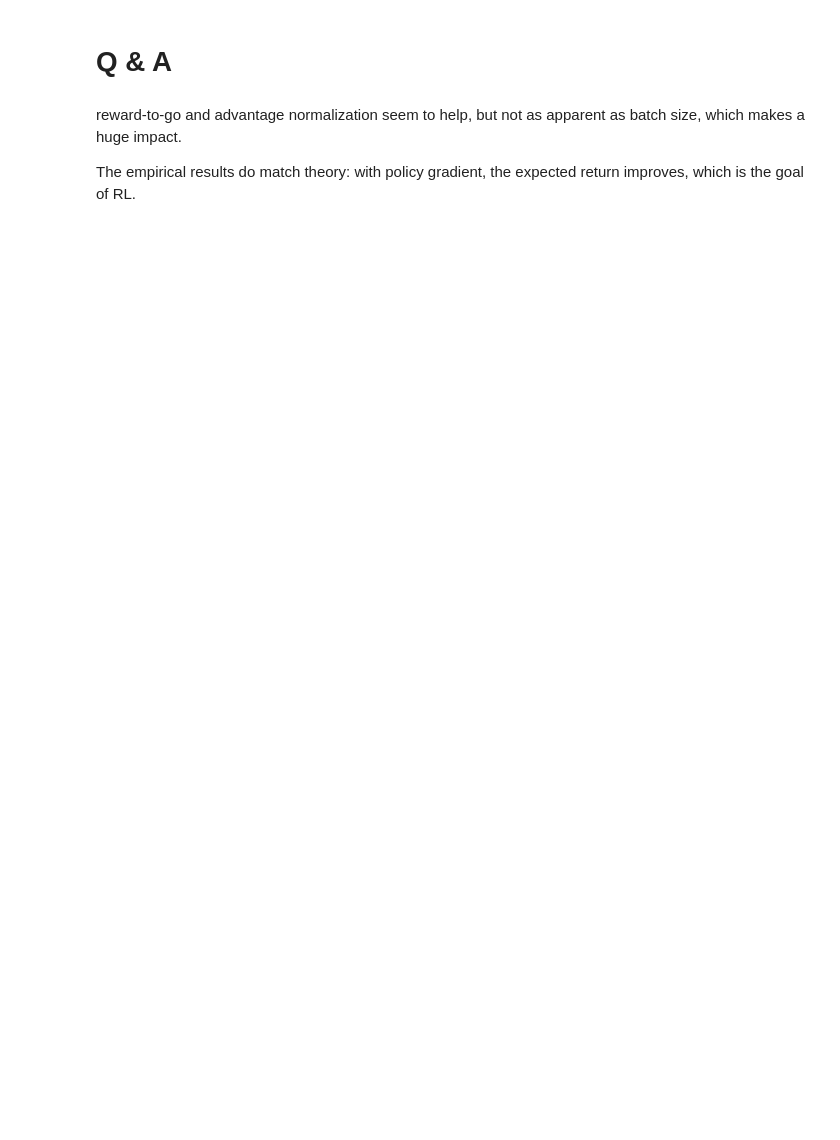
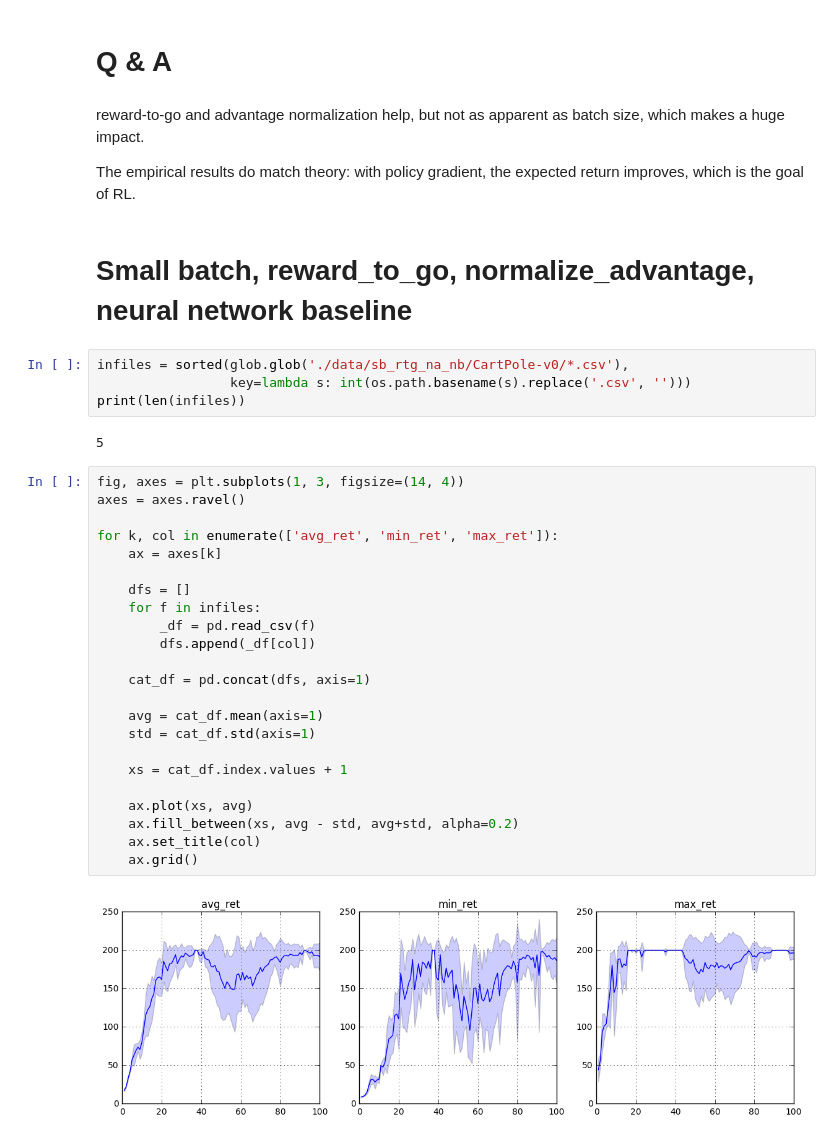
Before and after one commit to Wjh70301/berkeley-cs294, a Jupyter notebook: hw2/Plots-for-CartePole-v0.ipynb, the cells around one changed output. Cells and saved outputs as stored; diff of their text form; blank space fills up the shorter version.

Commit message:
updated Plots-for-CartePole-v0.ipynb with nn baseline

```diff
--- a/hw2/Plots-for-CartePole-v0.ipynb
+++ b/hw2/Plots-for-CartePole-v0.ipynb
@@ -204,6 +204,39 @@ for k, col in enumerate(['avg_ret', 'min_ret', 'max_ret']):
 # %% [markdown]
 # Q & A
 # %% [markdown]
-reward-to-go and advantage normalization seem to help, but not as apparent as batch size, which makes a huge impact.
+reward-to-go and advantage normalization help, but not as apparent as batch size, which makes a huge impact.
 
 The empirical results do match theory: with policy gradient, the expected return improves, which is the goal of RL.
+# %% [markdown]
+# Small batch, reward_to_go, normalize_advantage, neural network baseline
+# %%
+infiles = sorted(glob.glob('./data/sb_rtg_na_nb/CartPole-v0/*.csv'),
+                 key=lambda s: int(os.path.basename(s).replace('.csv', '')))
+print(len(infiles))
+# %% [output]
+5
+# %%
+fig, axes = plt.subplots(1, 3, figsize=(14, 4))
+axes = axes.ravel()
+
+for k, col in enumerate(['avg_ret', 'min_ret', 'max_ret']):
+    ax = axes[k]
+
+    dfs = []
+    for f in infiles:
+        _df = pd.read_csv(f)
+        dfs.append(_df[col])
+
+    cat_df = pd.concat(dfs, axis=1)
+
+    avg = cat_df.mean(axis=1)
+    std = cat_df.std(axis=1)
+
+    xs = cat_df.index.values + 1
+
+    ax.plot(xs, avg)
+    ax.fill_between(xs, avg - std, avg+std, alpha=0.2)
+    ax.set_title(col)
+    ax.grid()
+# %% [output]
+[figure, added]
```
Also changed, not shown: parts of 15 cells of this notebook.
